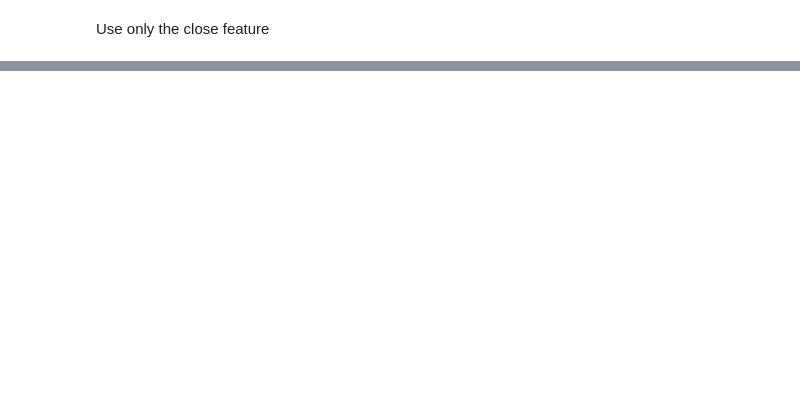
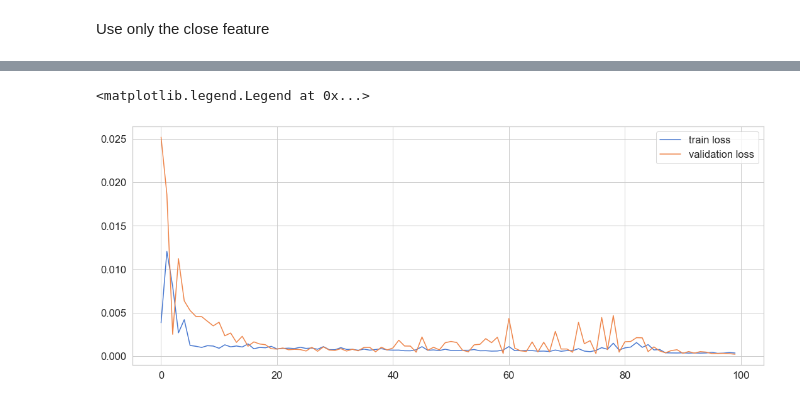
Before and after one commit to mizurin95/BTC-prediction, a Jupyter notebook: Bitcoin_prediction.ipynb, the cells around one changed output, grey strips where cells are left out. Cells and saved outputs as stored; diff of their text form; code cells hidden in the pictures; blank space fills up the shorter version.

```diff
--- a/Bitcoin_prediction.ipynb
+++ b/Bitcoin_prediction.ipynb
@@ -234,0 +191,3 @@ ValueError: Found array with dim 3. Estimator expected <= 2.
+# %%
+X_train, y_train = windowed_dataset(train_data, time_step=30)
+X_test, y_test = windowed_dataset(test_data, time_step=30)
@@ -234,0 +198,7 @@ ValueError: Found array with dim 3. Estimator expected <= 2.
+# %%
+# reshape inputs
+X_train = X_train.reshape(X_train.shape[0], X_train.shape[1], 1)
+X_test = X_test.reshape(X_test.shape[0], X_test.shape[1], 1)
+
+print(X_train.shape)
+print(X_test.shape)
@@ -234,0 +208,21 @@ ValueError: Found array with dim 3. Estimator expected <= 2.
+# %%
+# Initialising the LSTM
+regressor = Sequential()
+
+# Adding the first layer and Dropout
+regressor.add(LSTM(units=50, return_sequences=True, input_shape=(X_train.shape[1],1)))
+regressor.add(Dropout(0.2))
+
+# Adding the second layer
+regressor.add(LSTM(units=50, return_sequences=True))
+regressor.add(Dropout(0.2))
+
+# Adding the third
+regressor.add(LSTM(units=50))
+regressor.add(Dropout(0.2))
+
+# Adding the output layer
+regressor.add(Dense(units=1))
+
+# Compiling the model
+regressor.compile(optimizer="adam", loss="mean_squared_error")
@@ -234,0 +249,3 @@ ValueError: Found array with dim 3. Estimator expected <= 2.
+# %%
+# Fitting the LSTM to the traing set
+history = regressor.fit(X_train, y_train,validation_split=0.1, epochs=100, batch_size=32, verbose=1, shuffle=False)
@@ -234,0 +270,8 @@ ValueError: Found array with dim 3. Estimator expected <= 2.
+# %%
+plt.figure(figsize=(18,7))
+plt.plot(history.history["loss"], label="train loss")
+plt.plot(history.history["val_loss"], label="validation loss")
+plt.legend()
+# %% [output]
+<matplotlib.legend.Legend at 0x...>
+[figure, added]
```
Also changed, not shown: parts of 57 cells of this notebook.
